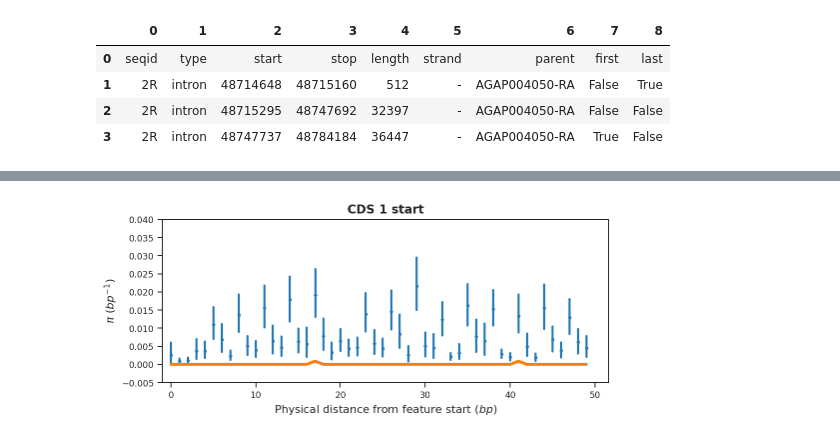
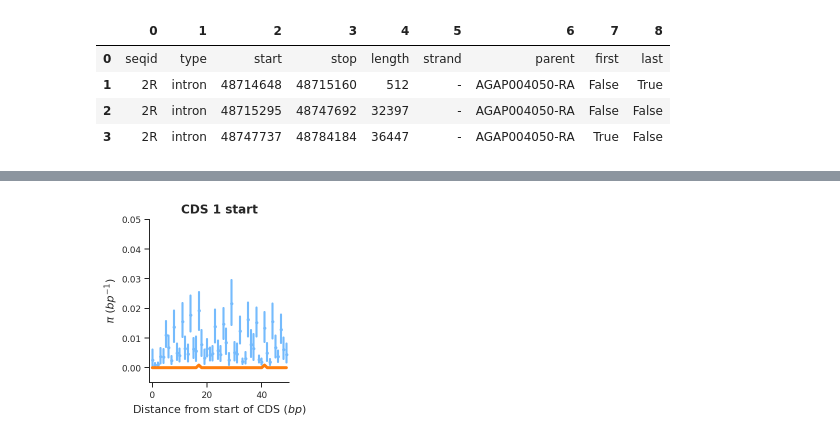
Before and after one commit to alimanfoo/ag1000g-phase2-data-paper, a Jupyter notebook: notebooks/36-variation-in-dsx-Cas9-target/feature_diversity.ipynb, the cells around one changed output, grey strips where cells are left out. Cells and saved outputs as stored; diff of their text form; code cells hidden in the pictures.

Commit message:
made plots of dsx intron-exon junctions

```diff
--- a/notebooks/36-variation-in-dsx-Cas9-target/feature_diversity.ipynb
+++ b/notebooks/36-variation-in-dsx-Cas9-target/feature_diversity.ipynb
@@ -1280,47 +1256,68 @@ pd.DataFrame(np.array(etl.search(tbl_features, 'AGAP004050')))
 | 27 | 2R | VectorBase | exon | 48787045 | 48788460 | 1415 | . | - | . | AGAP004050-RB | None |
 | 28 | 2R | VectorBase | five_prime_UTR | 48787045 | 48788460 | 1415 | . | - | . | AGAP004050-RA | None |
 | 29 | 2R | VectorBase | five_prime_UTR | 48787045 | 48788460 | 1415 | . | - | . | AGAP004050-RB | None |
+# %%
+# Right, now let's make a plot of of whole gene, showing the first and last 50bp of each feature.
+# We will not include the UTRs, just the exons and introns. Since the gene is in the reverse reading
+# frame, the start point of the exon is its "end point" as far as genomic coordinates are concerned.
+
+exon_start_col = 'xkcd:sky blue'
+exon_end_col = 'tab:blue'
+intron_start_col = 'xkcd:fresh green'
+intron_end_col = 'xkcd:leaf green'
 # %%
-# Right, now let's make a plot of of whole gene, showing the first and last 50bp of each feature.
-# We will not include the UTRs, just the exons and introns. Since the gene is in the reverse reading
-# frame, the start point of the exon is its "end point" as far as genomic coordinates are concerned.
-
 # First CDS:
-def plot_cds_1_start(cds_start = dsx_exon_end_pos[3], bp_lim = 50):
+def plot_cds_1_start(cds_start = dsx_exon_end_pos[3], fig = None, figure_pos = None, bp_lim = 50, lefthandmostplot = True, shrink = 20):
     # Since the gene is in the reverse reading frame, the first 50bp of the cds are BEFORE the start
     # point in therms of genomic coordinates
     target_range = range(cds_start-bp_lim, cds_start)
     target_acc = accessibility[chrom]['is_accessible'][target_range]
     target_mpd = seq_mpd_nofilter[target_range]
 
     cls = [CLS_EXON_FIRST]
     y_min = -0.005
-    y_max = 0.04
+    y_max = 0.05
     min_flen = 500
     max_flen = np.inf
 
     # obtain variables
     flt = np.isin(seq_cls, cls) & (seq_relpos < bp_lim) & (seq_flen >= min_flen) & (seq_flen <= max_flen)
     dist = seq_relpos[flt]
     values = seq_mpd[flt]
 
     # plot
-    fig, ax = plt.subplots(figsize=(8, 3))
-    sns.regplot(dist, values, x_estimator=np.mean, fit_reg=False, ax=ax, scatter_kws=dict(s=6))
-    ax.plot(range(bp_lim), target_mpd[::-1], lw=3)
+    x_coords = range(bp_lim)
+    if fig is None:
+        fig, ax = plt.subplots(figsize=(len(x_coords)/shrink, 3))
+    else:
+        if figure_pos is None:
+            raise Exception('You need to give me figure coordinates.')
+        ax = fig.add_axes(figure_pos)
+    sns.regplot(dist, values, x_estimator=np.mean, fit_reg=False, ax=ax, scatter_kws=dict(s=6), color = exon_start_col)
+    ax.plot(x_coords, target_mpd[::-1], lw=3, color = 'tab:orange')
     # There are no inaccessible ranges in this region, but keep this bit of code anyway
-    ax.plot(np.array(range(bp_lim))[np.invert(target_acc)[::-1]], target_mpd[np.invert(target_acc)][::-1], lw=3, c = 'red')
+    ax.plot(np.array(x_coords)[np.invert(target_acc)[::-1]], target_mpd[np.invert(target_acc)][::-1], lw=3, c = 'red')
     ax.set_xlim(left=-1)
-    ax.set_ylim(bottom=y_min, top=y_max)
-    ax.set_xlabel('Physical distance from feature start ($bp$)', fontsize=11)
+    ax.set_xlabel('Distance from start of CDS ($bp$)', fontsize=11)
     ax.set_ylabel(r'$\pi$ ($bp^{-1}$)', fontsize=11)
     title = 'CDS 1 start'
     ax.set_title(title, fontsize=12, fontweight='bold')
-    plt.show()
+    ax.spines['right'].set_visible(False)
+    ax.spines['top'].set_visible(False)
+    if (not lefthandmostplot):
+        ax.spines['left'].set_visible(False)
+        ax.set_yticks([])
+        ax.autoscale(tight = True)
+    else:
+        ax.set_ylabel(r'$\pi$ ($bp^{-1}$)', fontsize=11)
+        ax.set_xlim(left = -1, right = bp_lim)
+    ax.set_ylim(bottom=y_min, top=y_max)
+    # If being plotted as part of a big figure, that big figure will need to know how wide this figure is
 
 
 plot_cds_1_start()
+plt.show()
 # %% [output]
-[figure, old version]
+[figure, new version]
 # %%
 # End of cds 1
```
Also changed, not shown: parts of 16 cells of this notebook.
